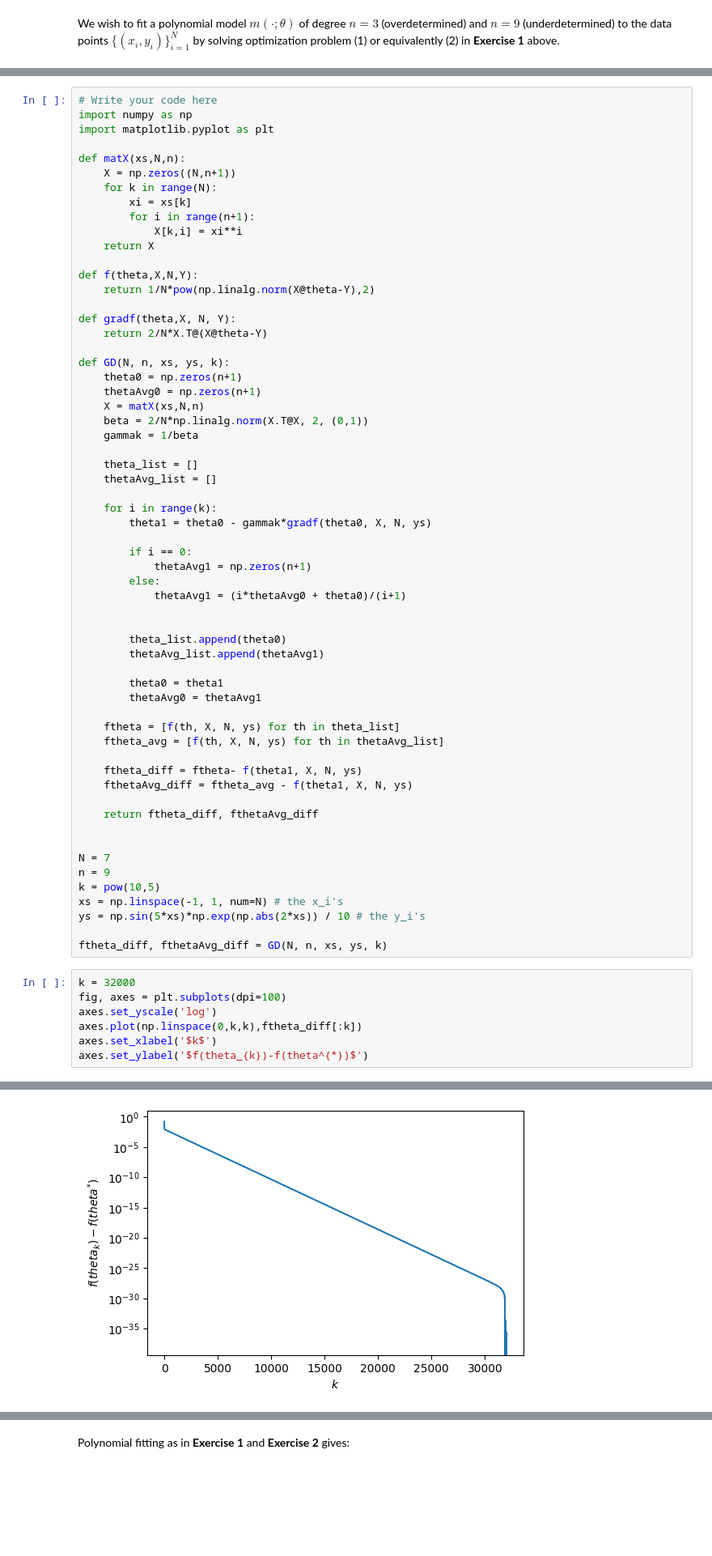
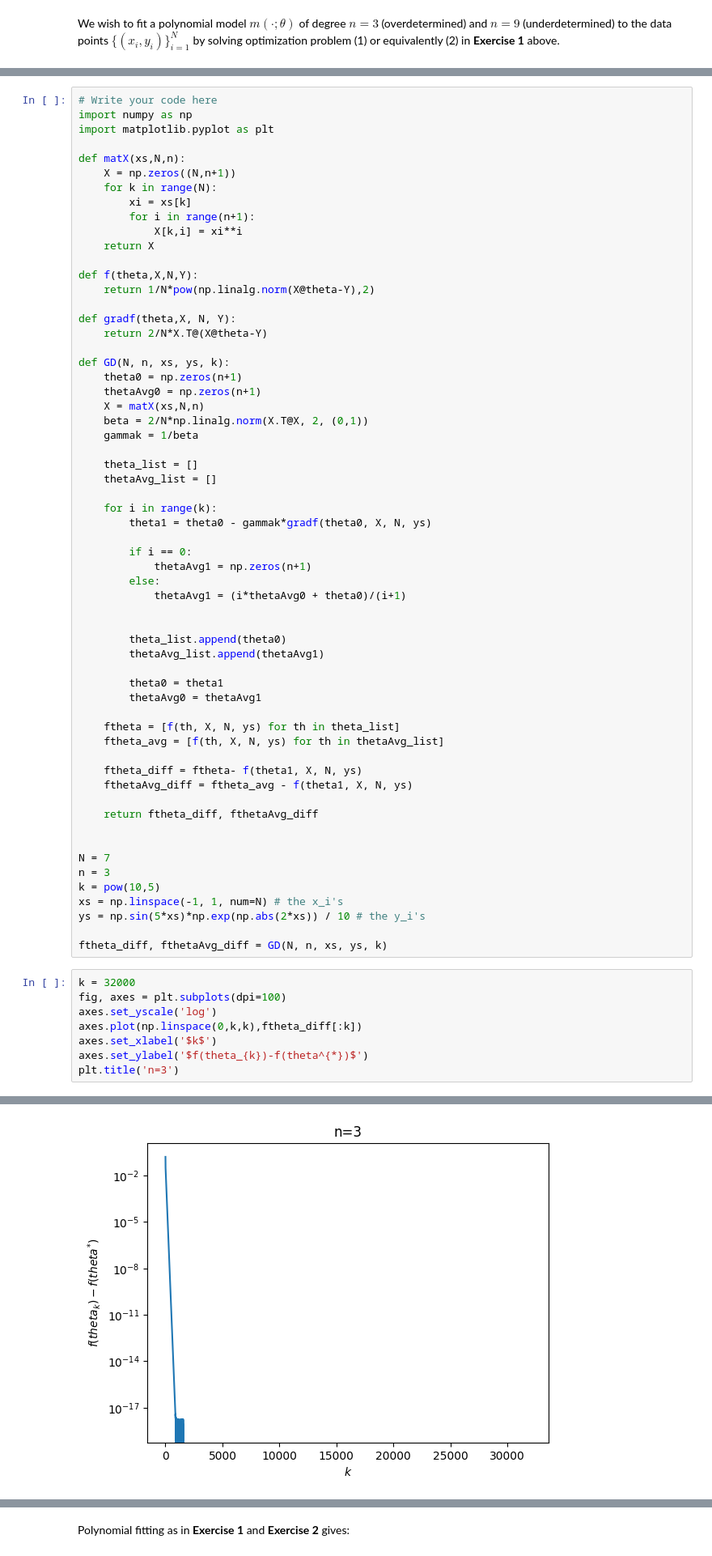
Before and after one commit to RasmusBacklund/FRTN50, a Jupyter notebook: handin2.ipynb, the cells around one changed output, grey strips where cells are left out. Shown at 81% size. Drawn from its saved outputs; the diff is of its cells as text; blank space fills up the shorter version.

```diff
--- a/handin2.ipynb
+++ b/handin2.ipynb
@@ -512,7 +514,7 @@ def GD(N, n, xs, ys, k):
 
 
 N = 7
-n = 9
+n = 3
 k = pow(10,5)
 xs = np.linspace(-1, 1, num=N) # the x_i's
 ys = np.sin(5*xs)*np.exp(np.abs(2*xs)) / 10 # the y_i's
@@ -525,4 +527,5 @@ axes.set_yscale('log')
 axes.plot(np.linspace(0,k,k),ftheta_diff[:k])
 axes.set_xlabel('$k$')
 axes.set_ylabel('$f(theta_{k})-f(theta^{*})$')
+plt.title('n=3')
 # %% [output]
@@ -530,4 +533,4 @@ Text(0, 0.5, '$f(theta_{k})-f(theta^{*})$')
-[figure, old version]
+[figure, new version]
 # %%
 k = 100000
 fig, axes = plt.subplots(dpi=100)
```
Also changed, not shown: parts of 38 cells of this notebook.
